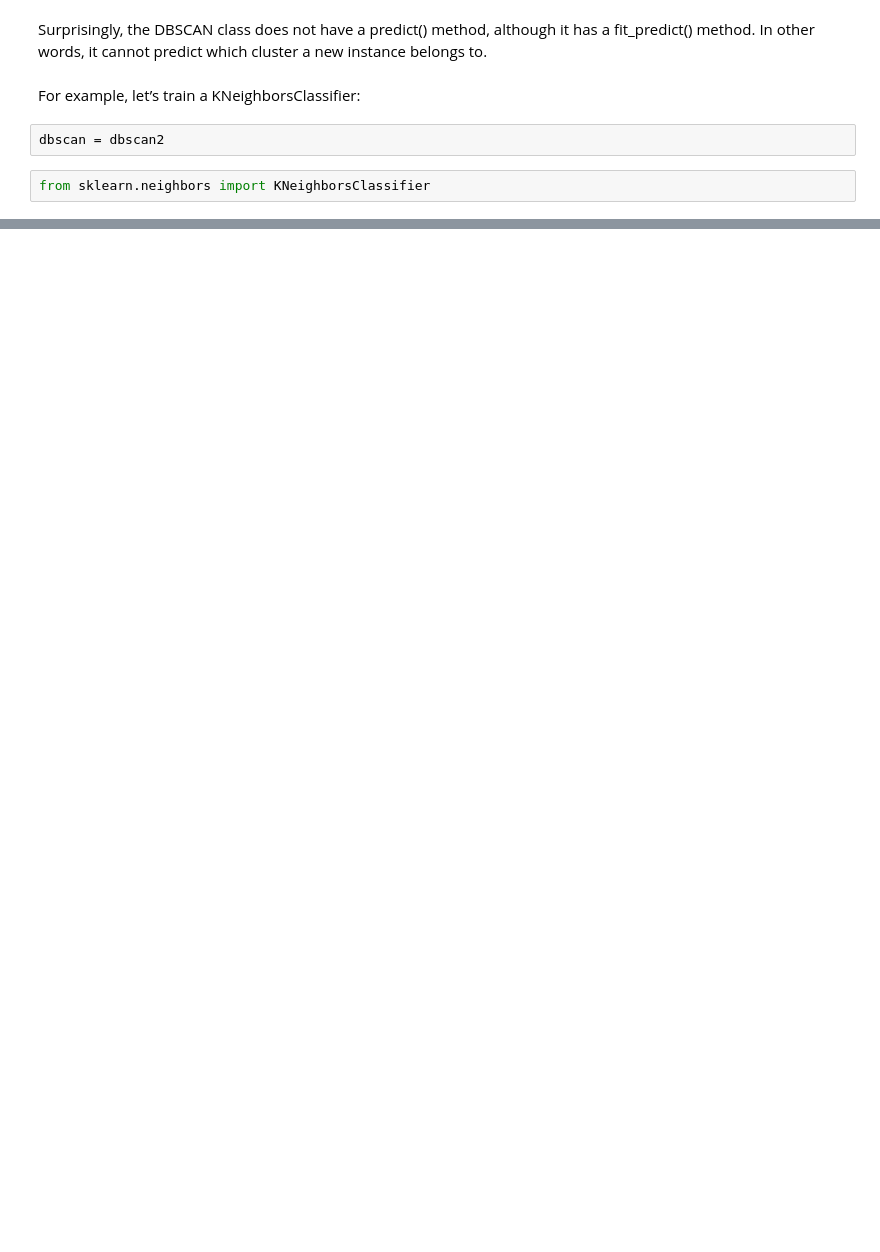
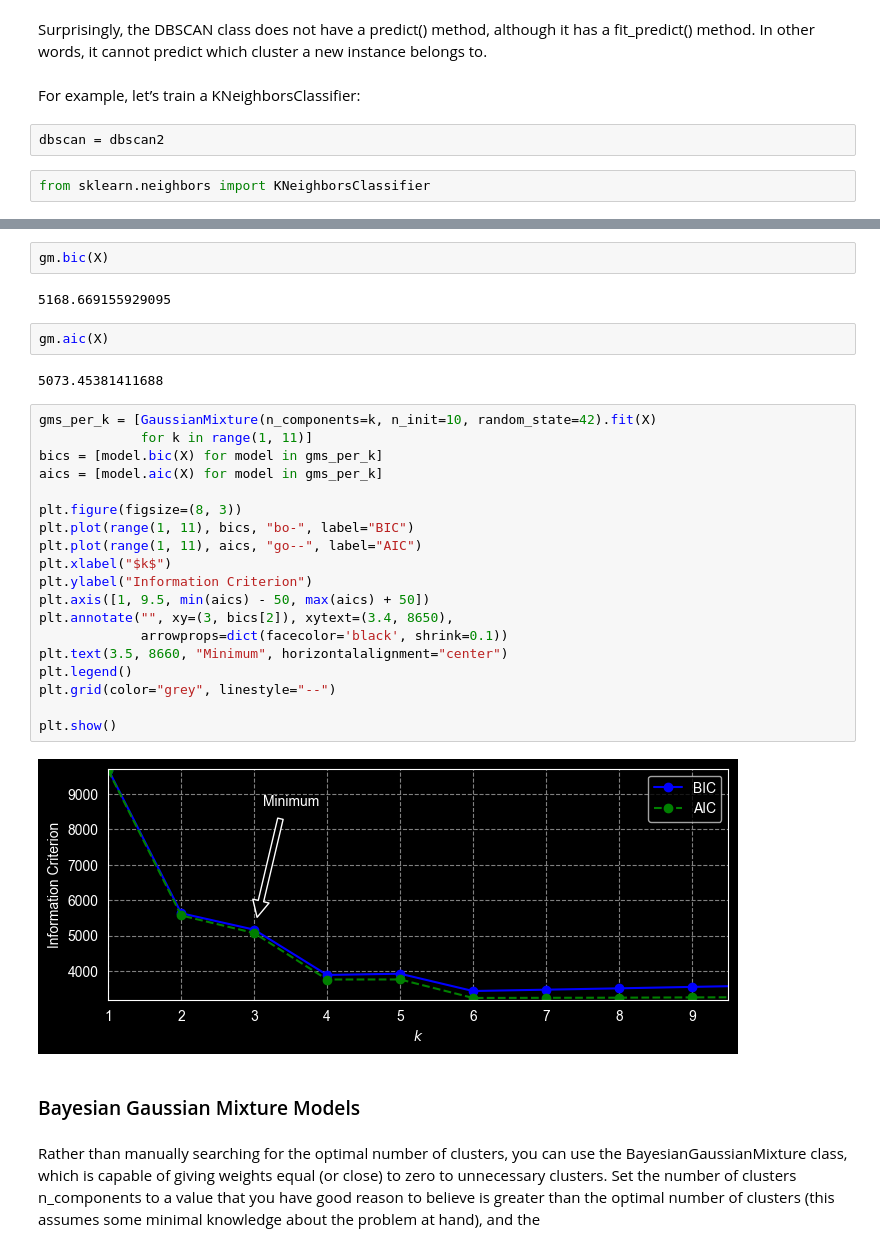
Before and after one commit to Harsh-Prajapati54/ML-Projects, a Jupyter notebook: Notebooks/Unsupervised_models.ipynb, the cells around one changed output, grey strips where cells are left out. Saved outputs shown, nothing was run; the diff lists cells and outputs as text; blank space fills up the shorter version.

```diff
--- a/Notebooks/Unsupervised_models.ipynb
+++ b/Notebooks/Unsupervised_models.ipynb
@@ -486,0 +792,38 @@ y_pred.ravel()
+# %%
+gm.bic(X)
+# %% [output]
+5168.669155929095
+# %%
+gm.aic(X)
+# %% [output]
+5073.45381411688
+# %%
+gms_per_k = [GaussianMixture(n_components=k, n_init=10, random_state=42).fit(X)
+             for k in range(1, 11)]
+bics = [model.bic(X) for model in gms_per_k]
+aics = [model.aic(X) for model in gms_per_k]
+
+plt.figure(figsize=(8, 3))
+plt.plot(range(1, 11), bics, "bo-", label="BIC")
+plt.plot(range(1, 11), aics, "go--", label="AIC")
+plt.xlabel("$k$")
+plt.ylabel("Information Criterion")
+plt.axis([1, 9.5, min(aics) - 50, max(aics) + 50])
+plt.annotate("", xy=(3, bics[2]), xytext=(3.4, 8650),
+             arrowprops=dict(facecolor='black', shrink=0.1))
+plt.text(3.5, 8660, "Minimum", horizontalalignment="center")
+plt.legend()
+plt.grid(color="grey", linestyle="--")
+
+plt.show()
+# %% [output]
+[figure, added]
+# %% [markdown]
+### Bayesian Gaussian Mixture Models
+# %% [markdown]
+Rather than manually searching for the optimal number of clusters, you can
+use the BayesianGaussianMixture class, which is capable of giving weights
+equal (or close) to zero to unnecessary clusters. Set the number of clusters
+n_components to a value that you have good reason to believe is greater than
+the optimal number of clusters (this assumes some minimal knowledge about
+the problem at hand), and the
```
Also changed, not shown: parts of 52 cells of this notebook, 1 other file.
